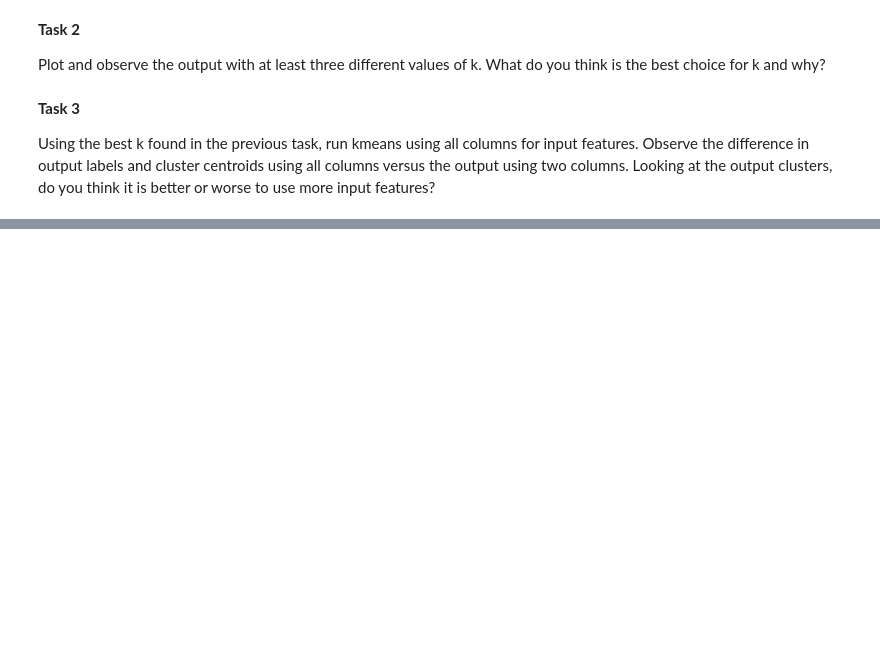
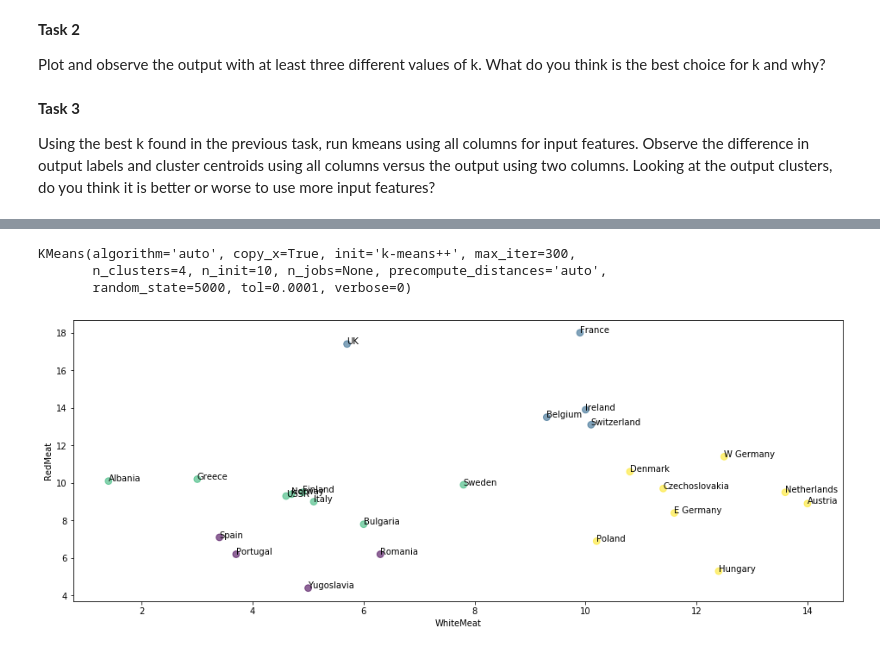
Before and after one commit to paige080298/DataScience_Clustering, a Jupyter notebook: rec06.ipynb, the cells around one changed output, grey strips where cells are left out. Cells and saved outputs as stored; diff of their text form; code cells hidden in the pictures; blank space fills up the shorter version.

```diff
--- a/rec06.ipynb
+++ b/rec06.ipynb
@@ -144,3 +198,6 @@ Plot and observe the output with at least three different values of k. What do y
 **Task 3**
 
 Using the best k found in the previous task, run kmeans using all columns for input features. Observe the difference in output labels and cluster centroids using all columns versus the output using two columns. Looking at the output clusters, do you think it is better or worse to use more input features?
+# %%
+df = pd.read_csv('http://data.cs1656.org/protein.csv')
+df.head()
@@ -146,0 +211,19 @@ Using the best k found in the previous task, run kmeans using all columns for in
+# %%
+k_means = cluster.KMeans(n_clusters=4, init = 'k-means++',random_state=5000)
+# %%
+k_means.fit(df[['WhiteMeat', 'RedMeat']])
+# %% [output]
+KMeans(algorithm='auto', copy_x=True, init='k-means++', max_iter=300,
+       n_clusters=4, n_init=10, n_jobs=None, precompute_distances='auto',
+       random_state=5000, tol=0.0001, verbose=0)
+# %%
+fig = plt.figure(figsize=(16,6))
+plt.scatter(df['WhiteMeat'],df['RedMeat'],60,c=k_means.labels_, alpha = 0.6) #The alpha blending value, between 0 (transparent) and 1 (opaque).
+plt.xlabel('WhiteMeat')
+plt.ylabel('RedMeat')
+
+[plt.text(row.WhiteMeat, row.RedMeat, row.Country) for row in df.itertuples()]
+
+plt.show()
+# %% [output]
+[figure, added]
```
Also changed, not shown: parts of 19 cells of this notebook.
